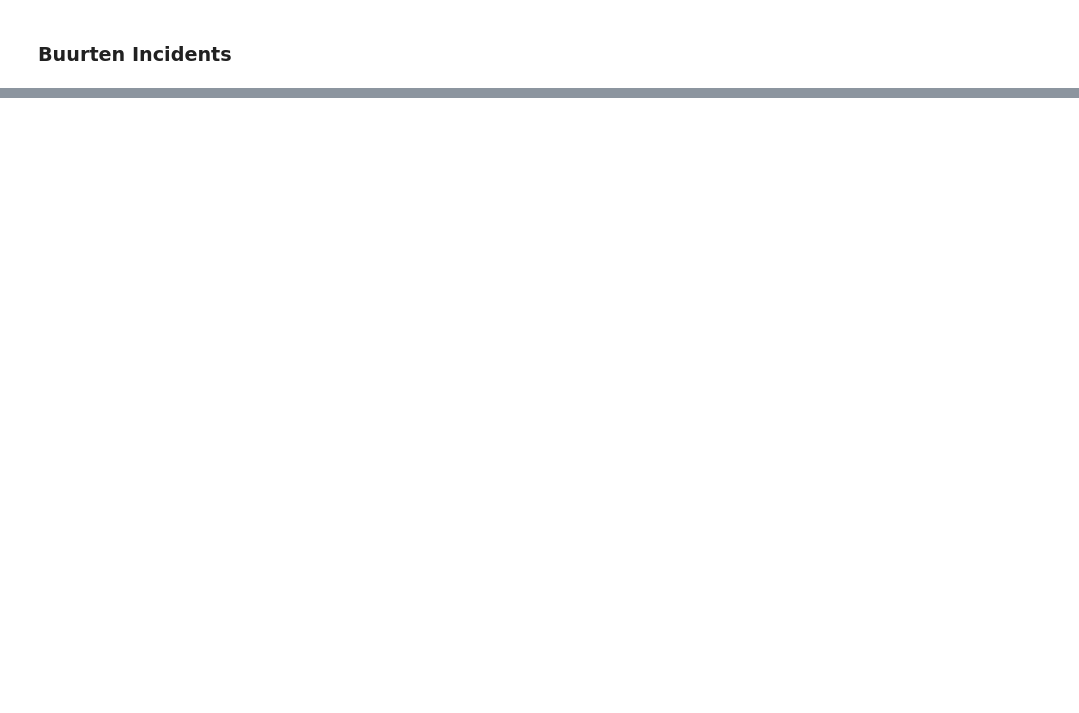
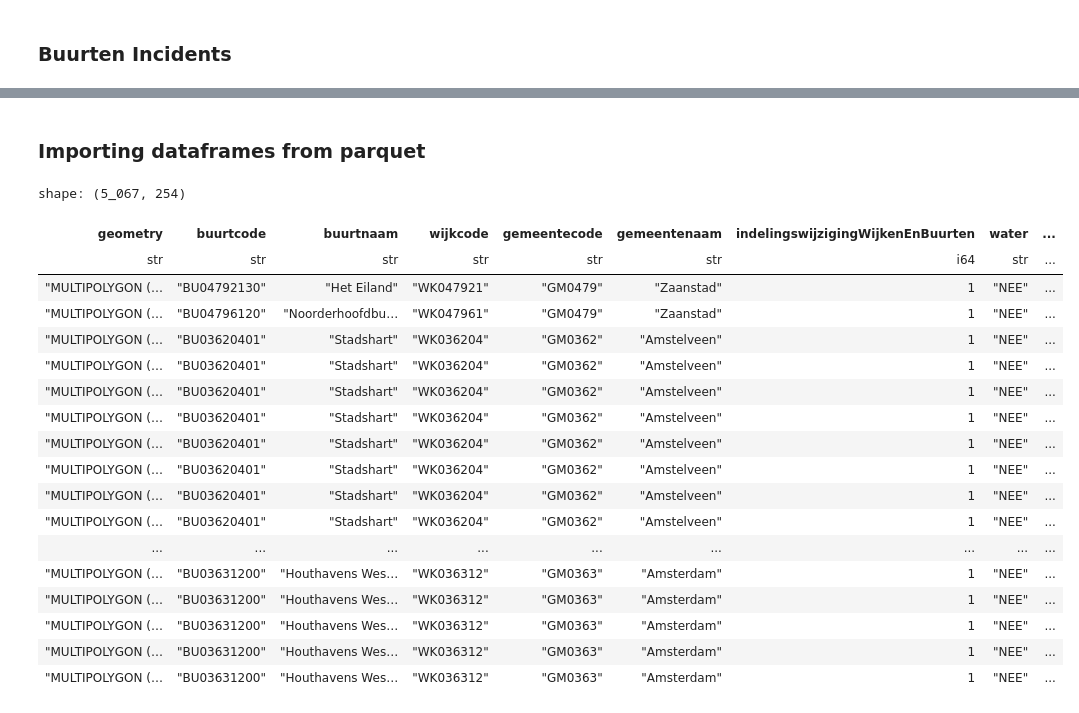
Before and after one commit to melchiorhering/DSP-Storm-Damage-on-Urban-Areas, a Jupyter notebook: src/notebooks/workbook.ipynb, the cells around one changed output, grey strips where cells are left out. Drawn from its saved outputs; the diff is of its cells as text; code cells hidden in the pictures; blank space fills up the shorter version.

```diff
--- a/src/notebooks/workbook.ipynb
+++ b/src/notebooks/workbook.ipynb
@@ -90,3 +105,30 @@ df = buurten_incidents.group_by(
         "Damage_Type",
     ]
 ).agg(pl.col("Incident_ID").count().alias("Totaal"))
+# %% [markdown]
+### Importing dataframes from parquet
+# %%
+import pandas as pd
+
+buurten_combined = pl.read_parquet("../dsp-dagster/data/buurten_combined.parquet")
+buurten_combined
+# %% [output]
+shape: (5_067, 254)
+| geometry | buurtcode | buurtnaam | wijkcode | gemeentecode | gemeentenaam | indelingswijzigingWijkenEnBuurten | water | ... |
+| str | str | str | str | str | str | i64 | str | ... |
+| "MULTIPOLYGON (… | "BU04792130" | "Het Eiland" | "WK047921" | "GM0479" | "Zaanstad" | 1 | "NEE" | ... |
+| "MULTIPOLYGON (… | "BU04796120" | "Noorderhoofdbu… | "WK047961" | "GM0479" | "Zaanstad" | 1 | "NEE" | ... |
+| "MULTIPOLYGON (… | "BU03620401" | "Stadshart" | "WK036204" | "GM0362" | "Amstelveen" | 1 | "NEE" | ... |
+| "MULTIPOLYGON (… | "BU03620401" | "Stadshart" | "WK036204" | "GM0362" | "Amstelveen" | 1 | "NEE" | ... |
+| "MULTIPOLYGON (… | "BU03620401" | "Stadshart" | "WK036204" | "GM0362" | "Amstelveen" | 1 | "NEE" | ... |
+| "MULTIPOLYGON (… | "BU03620401" | "Stadshart" | "WK036204" | "GM0362" | "Amstelveen" | 1 | "NEE" | ... |
+| "MULTIPOLYGON (… | "BU03620401" | "Stadshart" | "WK036204" | "GM0362" | "Amstelveen" | 1 | "NEE" | ... |
+| "MULTIPOLYGON (… | "BU03620401" | "Stadshart" | "WK036204" | "GM0362" | "Amstelveen" | 1 | "NEE" | ... |
+| "MULTIPOLYGON (… | "BU03620401" | "Stadshart" | "WK036204" | "GM0362" | "Amstelveen" | 1 | "NEE" | ... |
+| "MULTIPOLYGON (… | "BU03620401" | "Stadshart" | "WK036204" | "GM0362" | "Amstelveen" | 1 | "NEE" | ... |
+| ... | ... | ... | ... | ... | ... | ... | ... | ... |
+| "MULTIPOLYGON (… | "BU03631200" | "Houthavens Wes… | "WK036312" | "GM0363" | "Amsterdam" | 1 | "NEE" | ... |
+| "MULTIPOLYGON (… | "BU03631200" | "Houthavens Wes… | "WK036312" | "GM0363" | "Amsterdam" | 1 | "NEE" | ... |
+| "MULTIPOLYGON (… | "BU03631200" | "Houthavens Wes… | "WK036312" | "GM0363" | "Amsterdam" | 1 | "NEE" | ... |
+| "MULTIPOLYGON (… | "BU03631200" | "Houthavens Wes… | "WK036312" | "GM0363" | "Amsterdam" | 1 | "NEE" | ... |
+| "MULTIPOLYGON (… | "BU03631200" | "Houthavens Wes… | "WK036312" | "GM0363" | "Amsterdam" | 1 | "NEE" | ... |
```
Also changed, not shown: parts of 10 cells of this notebook, 4 other files.
